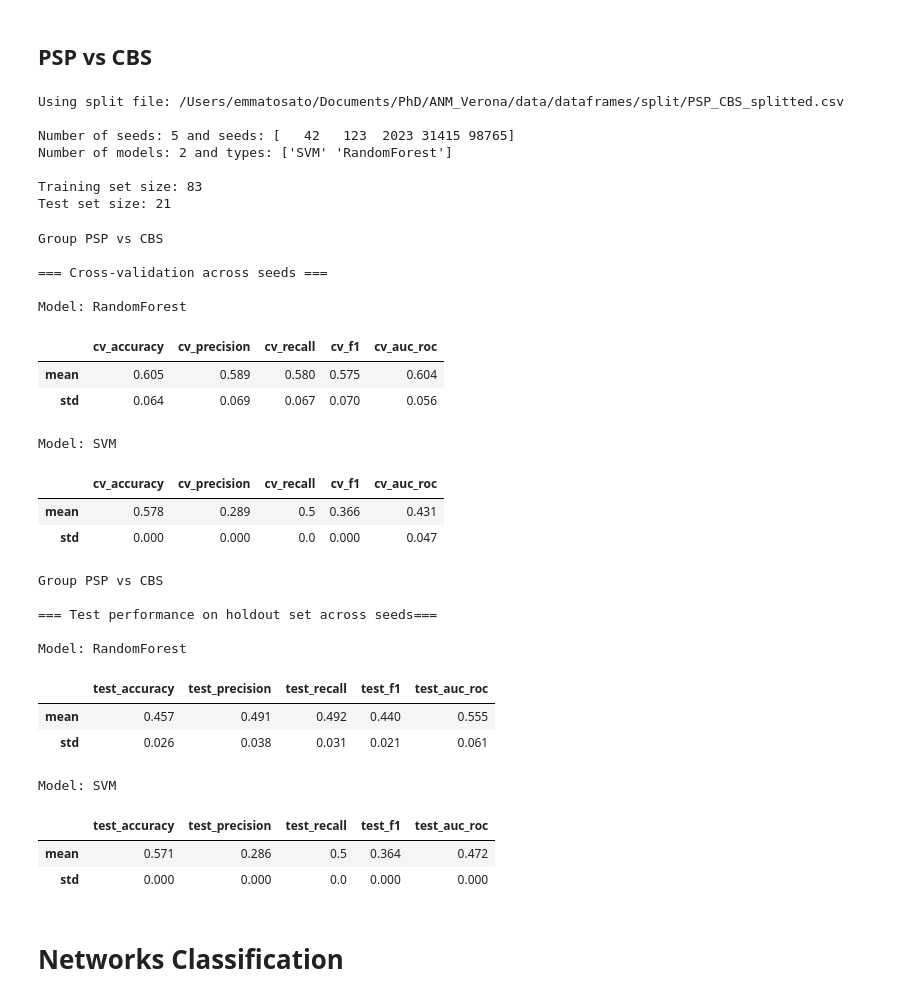
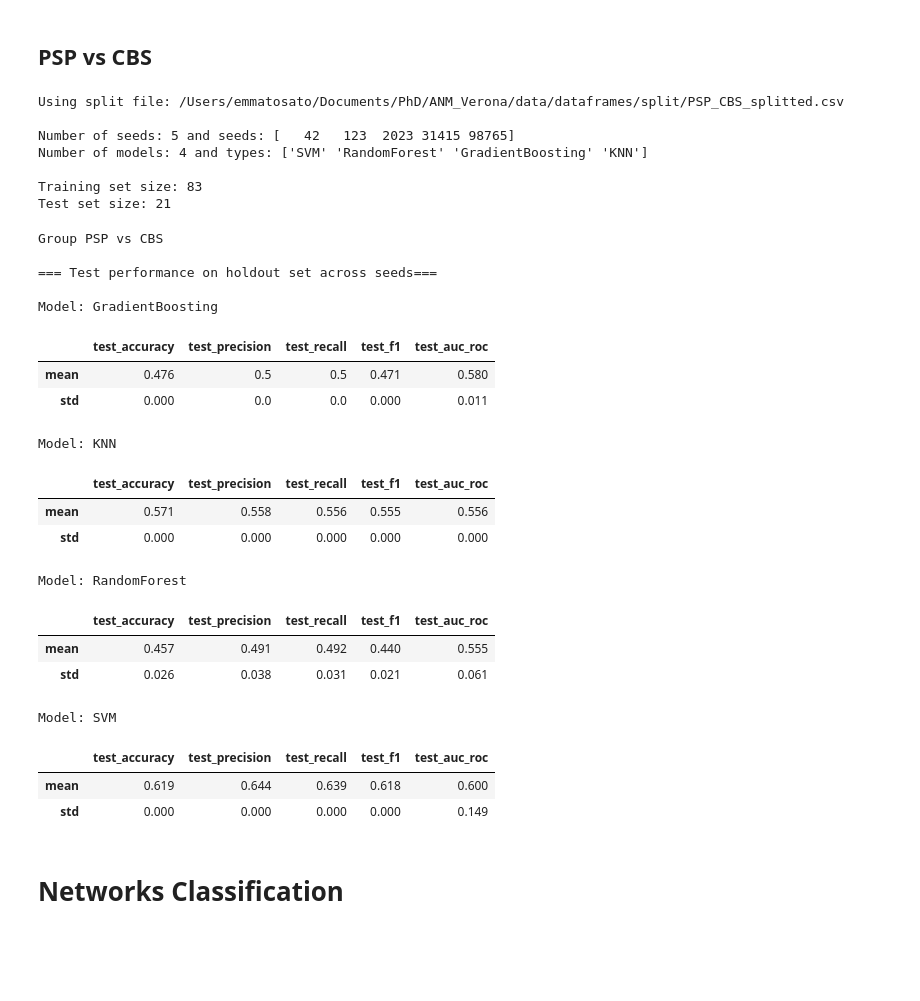
Before and after one commit to EmmaTosato/ANM_Verona, a Jupyter notebook: notebooks/classification.ipynb, the cells around one changed output. Cells and saved outputs as stored; diff of their text form; code cells hidden in the pictures; blank space fills up the shorter version.

```diff
--- a/notebooks/classification.ipynb
+++ b/notebooks/classification.ipynb
@@ -11,7 +11,7 @@ import matplotlib.image as mpimg
 # Load classification summaries
 path_class_adni_psp = "/Users/emmatosato/Documents/PhD/ANM_Verona/output/voxel/umap_classification/adni_psp/summary_all_seeds.csv"
 path_class_adni_cbs ="/Users/emmatosato/Documents/PhD/ANM_Verona/output/voxel/umap_classification/adni_cbs/summary_all_seeds.csv"
-path_class_cbs_psp =  "/Users/emmatosato/Documents/PhD/ANM_Verona/output/voxel/umap_classification/cbs_psp/summary_all_seeds.csv"
+path_class_cbs_psp =  '/Users/emmatosato/Documents/PhD/ANM_Verona/output/voxel/umap_classification/psp_cbs/summary_all_seeds.csv'
 
 # Load network classification summaries
 path_class_net_adni_psp = '/Users/emmatosato/Documents/PhD/ANM_Verona/output/networks/classification/adni_psp/summary_all_seeds.csv'
@@ -177,41 +163,34 @@ print_info(df_split, df_classs_cbs_psp)
 Using split file: /Users/emmatosato/Documents/PhD/ANM_Verona/data/dataframes/split/PSP_CBS_splitted.csv
 
 Number of seeds: 5 and seeds: [   42   123  2023 31415 98765]
-Number of models: 2 and types: ['SVM' 'RandomForest']
+Number of models: 4 and types: ['SVM' 'RandomForest' 'GradientBoosting' 'KNN']
 
 Training set size: 83
 Test set size: 21
 # %%
 grouped_psp_cbs = get_variables(df_classs_cbs_psp)
-print_result_cv(grouped_psp_cbs, group1, group2)
+print_result_test(grouped_psp_cbs, group1, group2)
 # %% [output]
 Group PSP vs CBS
 
-=== Cross-validation across seeds ===
+=== Test performance on holdout set across seeds===
 
-Model: RandomForest
+Model: GradientBoosting
-|  | cv_accuracy | cv_precision | cv_recall | cv_f1 | cv_auc_roc |
-| mean | 0.605 | 0.589 | 0.580 | 0.575 | 0.604 |
-| std | 0.064 | 0.069 | 0.067 | 0.070 | 0.056 |
+|  | test_accuracy | test_precision | test_recall | test_f1 | test_auc_roc |
+| mean | 0.476 | 0.5 | 0.5 | 0.471 | 0.580 |
+| std | 0.000 | 0.0 | 0.0 | 0.000 | 0.011 |
-Model: SVM
+Model: KNN
-|  | cv_accuracy | cv_precision | cv_recall | cv_f1 | cv_auc_roc |
-| mean | 0.578 | 0.289 | 0.5 | 0.366 | 0.431 |
-| std | 0.000 | 0.000 | 0.0 | 0.000 | 0.047 |
+|  | test_accuracy | test_precision | test_recall | test_f1 | test_auc_roc |
+| mean | 0.571 | 0.558 | 0.556 | 0.555 | 0.556 |
+| std | 0.000 | 0.000 | 0.000 | 0.000 | 0.000 |
+Model: RandomForest
+|  | test_accuracy | test_precision | test_recall | test_f1 | test_auc_roc |
+| mean | 0.457 | 0.491 | 0.492 | 0.440 | 0.555 |
+| std | 0.026 | 0.038 | 0.031 | 0.021 | 0.061 |
+Model: SVM
+|  | test_accuracy | test_precision | test_recall | test_f1 | test_auc_roc |
+| mean | 0.619 | 0.644 | 0.639 | 0.618 | 0.600 |
+| std | 0.000 | 0.000 | 0.000 | 0.000 | 0.149 |
-# %%
-print_result_test(grouped_psp_cbs, group1, group2)
-# %% [output]
-Group PSP vs CBS
-
-=== Test performance on holdout set across seeds===
-
-Model: RandomForest
-|  | test_accuracy | test_precision | test_recall | test_f1 | test_auc_roc |
-| mean | 0.457 | 0.491 | 0.492 | 0.440 | 0.555 |
-| std | 0.026 | 0.038 | 0.031 | 0.021 | 0.061 |
-Model: SVM
-|  | test_accuracy | test_precision | test_recall | test_f1 | test_auc_roc |
-| mean | 0.571 | 0.286 | 0.5 | 0.364 | 0.472 |
-| std | 0.000 | 0.000 | 0.0 | 0.000 | 0.000 |
 # %% [markdown]
 # Networks Classification
 # %% [markdown]
```
Also changed, not shown: parts of 12 cells of this notebook, 8 other files.
